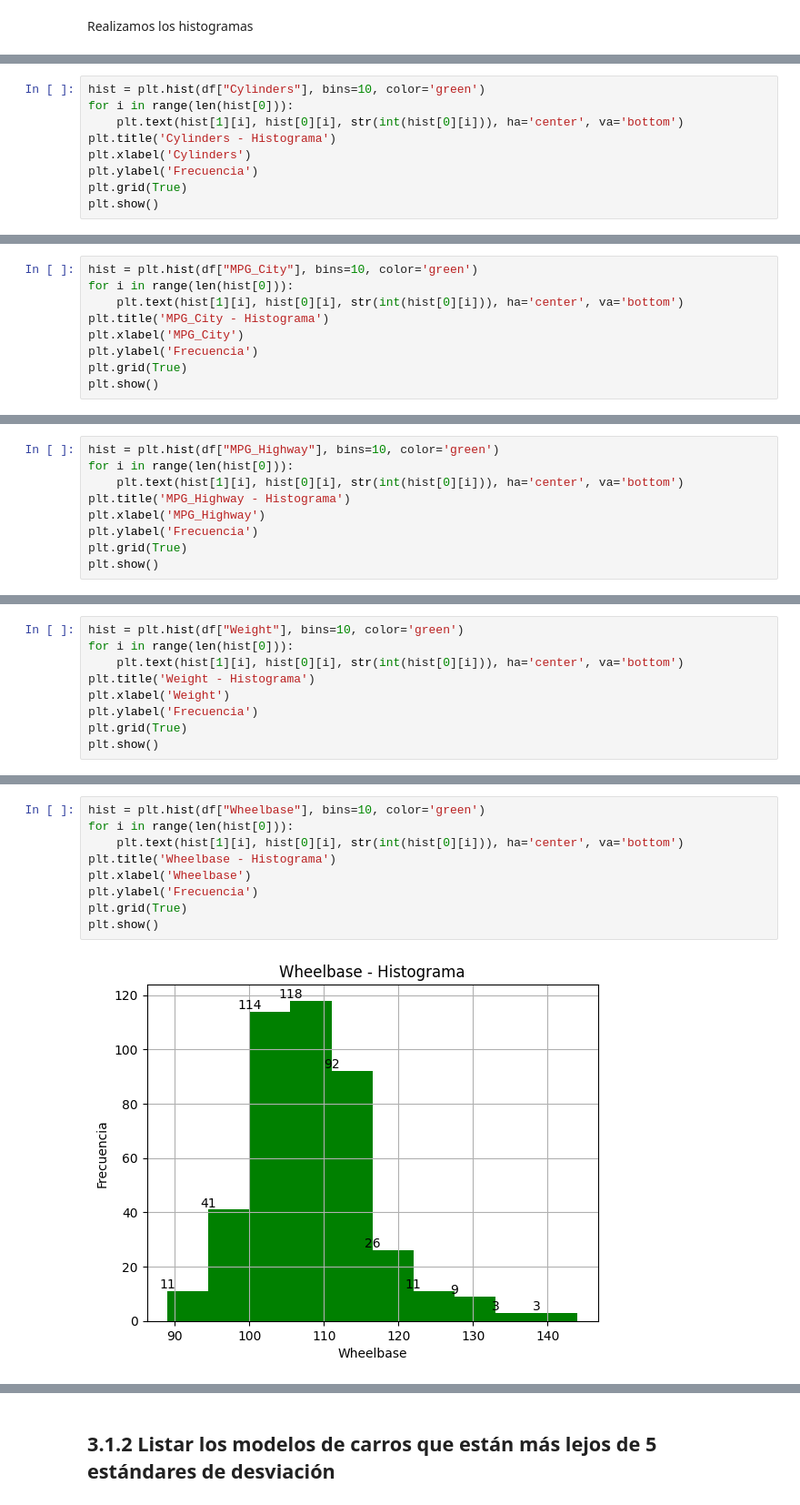
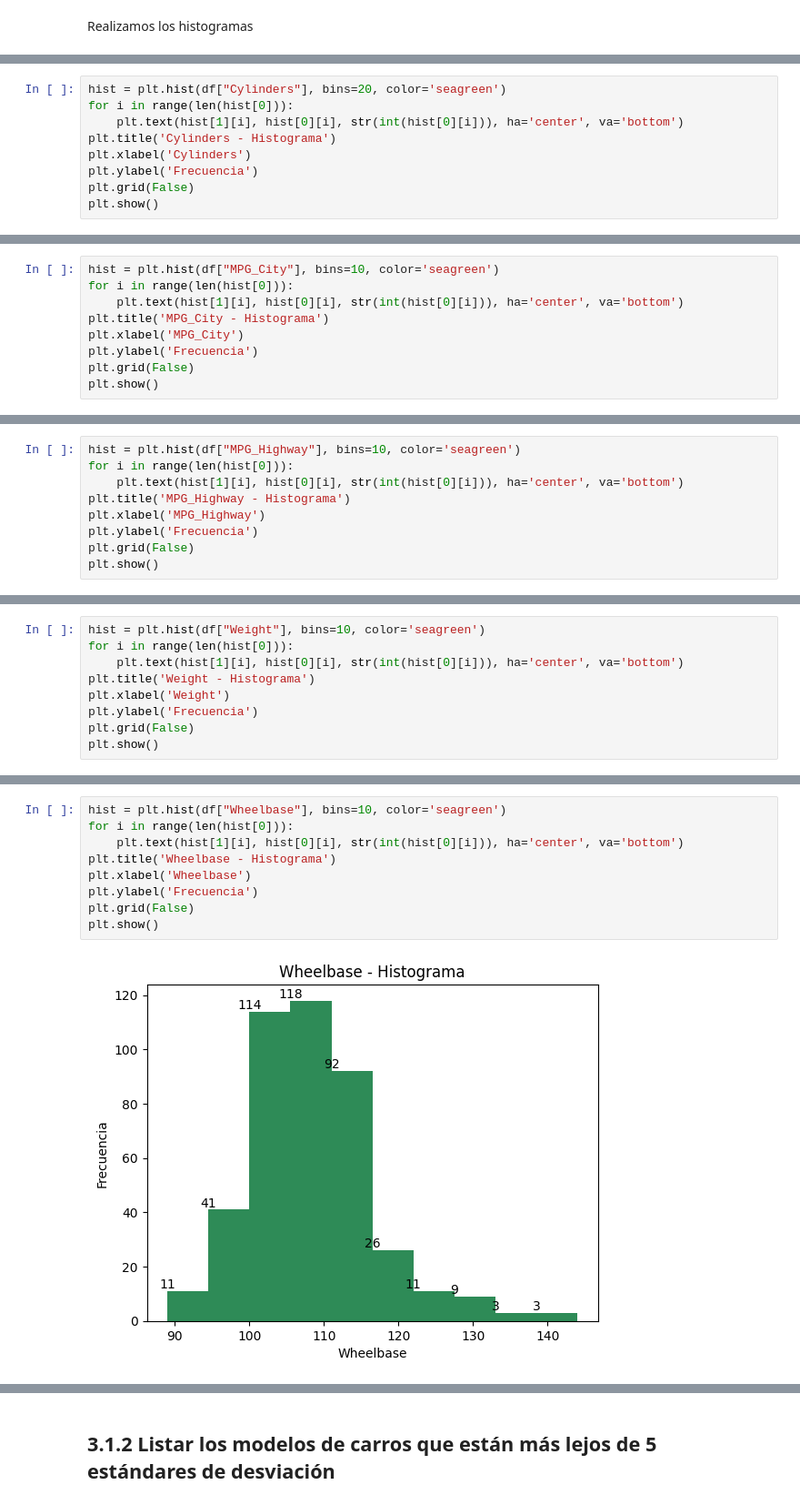
Before and after one commit to MiguelRiosT/Estadistica3_2023-2, a Jupyter notebook: Tarea1/src/notebook/Punto3.ipynb, the cells around one changed output, grey strips where cells are left out. Shown at 91% size. Saved outputs shown, nothing was run; the diff lists cells and outputs as text.

```diff
--- a/Tarea1/src/notebook/Punto3.ipynb
+++ b/Tarea1/src/notebook/Punto3.ipynb
@@ -248,10 +247,10 @@ plt.show()
 # %%
-hist = plt.hist(df["Cylinders"], bins=10, color='green')
+hist = plt.hist(df["Cylinders"], bins=20, color='seagreen')
 for i in range(len(hist[0])):
     plt.text(hist[1][i], hist[0][i], str(int(hist[0][i])), ha='center', va='bottom')
 plt.title('Cylinders - Histograma')
 plt.xlabel('Cylinders')
 plt.ylabel('Frecuencia')
-plt.grid(True)
+plt.grid(False)
 plt.show()
 # %% [output]
@@ -259,10 +258,10 @@ plt.show()
 # %%
-hist = plt.hist(df["MPG_City"], bins=10, color='green')
+hist = plt.hist(df["MPG_City"], bins=10, color='seagreen')
 for i in range(len(hist[0])):
     plt.text(hist[1][i], hist[0][i], str(int(hist[0][i])), ha='center', va='bottom')
 plt.title('MPG_City - Histograma')
 plt.xlabel('MPG_City')
 plt.ylabel('Frecuencia')
-plt.grid(True)
+plt.grid(False)
 plt.show()
 # %% [output]
@@ -270,10 +269,10 @@ plt.show()
 # %%
-hist = plt.hist(df["MPG_Highway"], bins=10, color='green')
+hist = plt.hist(df["MPG_Highway"], bins=10, color='seagreen')
 for i in range(len(hist[0])):
     plt.text(hist[1][i], hist[0][i], str(int(hist[0][i])), ha='center', va='bottom')
 plt.title('MPG_Highway - Histograma')
 plt.xlabel('MPG_Highway')
 plt.ylabel('Frecuencia')
-plt.grid(True)
+plt.grid(False)
 plt.show()
 # %% [output]
@@ -281,10 +280,10 @@ plt.show()
 # %%
-hist = plt.hist(df["Weight"], bins=10, color='green')
+hist = plt.hist(df["Weight"], bins=10, color='seagreen')
 for i in range(len(hist[0])):
     plt.text(hist[1][i], hist[0][i], str(int(hist[0][i])), ha='center', va='bottom')
 plt.title('Weight - Histograma')
 plt.xlabel('Weight')
 plt.ylabel('Frecuencia')
-plt.grid(True)
+plt.grid(False)
 plt.show()
 # %% [output]
@@ -292,12 +291,12 @@ plt.show()
 # %%
-hist = plt.hist(df["Wheelbase"], bins=10, color='green')
+hist = plt.hist(df["Wheelbase"], bins=10, color='seagreen')
 for i in range(len(hist[0])):
     plt.text(hist[1][i], hist[0][i], str(int(hist[0][i])), ha='center', va='bottom')
 plt.title('Wheelbase - Histograma')
 plt.xlabel('Wheelbase')
 plt.ylabel('Frecuencia')
-plt.grid(True)
+plt.grid(False)
 plt.show()
 # %% [output]
-[figure, old version]
+[figure, new version]
 # %%
```
Also changed, not shown: parts of 17 cells of this notebook.
